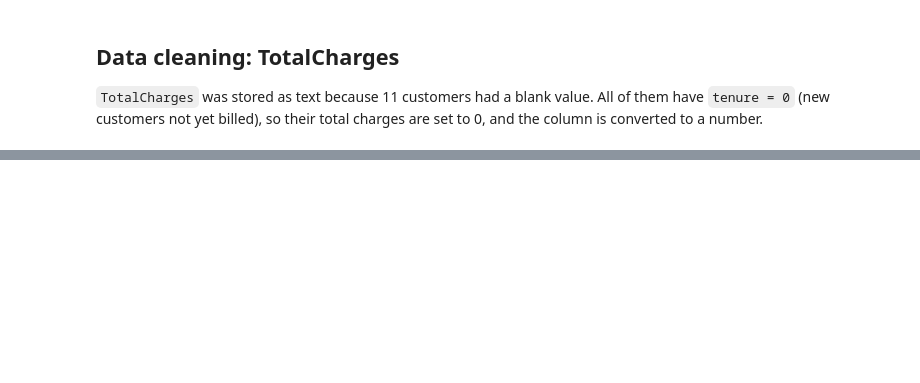
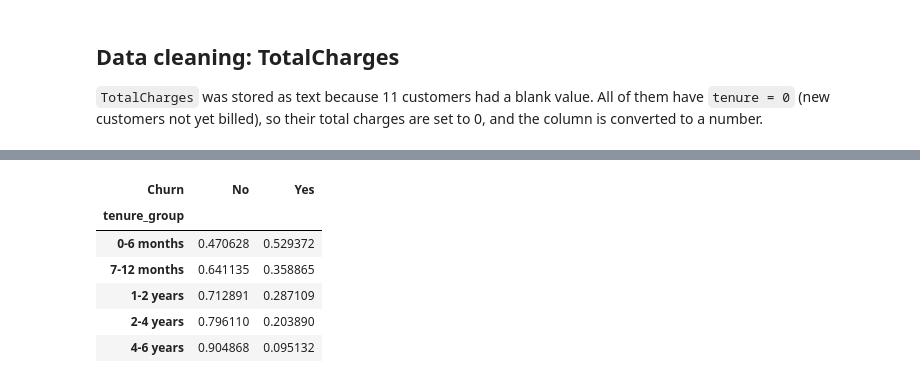
Before and after one commit to mohammadhamayel23/telecom-churn-prediction, a Jupyter notebook: notebooks/01_explore_data.ipynb, the cells around one changed output, grey strips where cells are left out. Saved outputs shown, nothing was run; the diff lists cells and outputs as text; code cells hidden in the pictures; blank space fills up the shorter version.

```diff
--- a/notebooks/01_explore_data.ipynb
+++ b/notebooks/01_explore_data.ipynb
@@ -43,0 +136,16 @@ df.info()
+# %%
+df["tenure_group"] = pd.cut(
+    df["tenure"],
+    bins=[-1, 6, 12, 24, 48, 72],
+    labels=["0-6 months", "7-12 months", "1-2 years", "2-4 years", "4-6 years"]
+)
+
+pd.crosstab(df["tenure_group"], df["Churn"], normalize="index")
+# %% [output]
+| Churn | No | Yes |
+| tenure_group |  |  |
+| 0-6 months | 0.470628 | 0.529372 |
+| 7-12 months | 0.641135 | 0.358865 |
+| 1-2 years | 0.712891 | 0.287109 |
+| 2-4 years | 0.796110 | 0.203890 |
+| 4-6 years | 0.904868 | 0.095132 |
```
Also changed, not shown: parts of 10 cells of this notebook.
